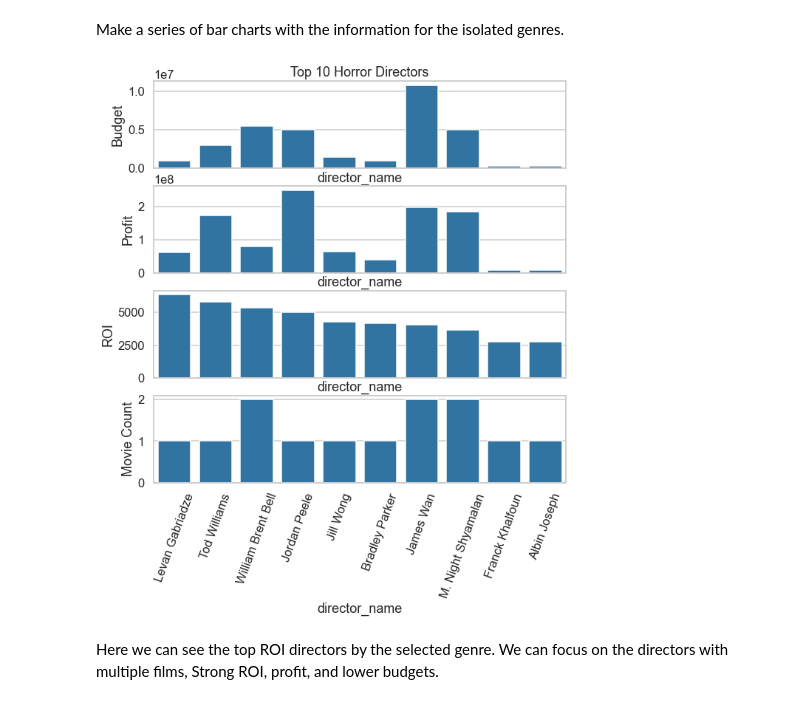
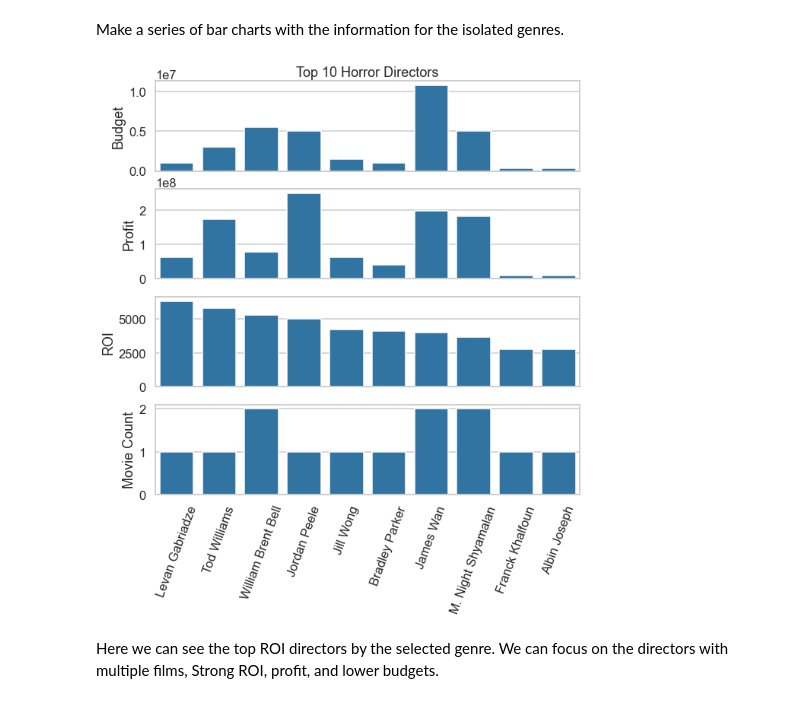
Before and after one commit to gzedwards/Movie-Project-Analysis, a Jupyter notebook: micro-movie-project.ipynb, the cells around one changed output. Cells and saved outputs as stored; diff of their text form; code cells hidden in the pictures.

```diff
--- a/micro-movie-project.ipynb
+++ b/micro-movie-project.ipynb
@@ -563,28 +564,32 @@ Make a series of bar charts with the information for the isolated genres.
 # %%
 f, (ax1, ax2, ax3, ax4) = plt.subplots(4, 1, figsize=(10, 10), sharex=True)
 
 x = horror_director['director_name']
 plt.xticks(rotation=70)
 
 y1 = horror_director['budget']
 sns.barplot(x=x, y=y1, ax=ax1, color ='tab:blue')
 ax1.set_ylabel('Budget')
 ax1.set_title('Top 10 Horror Directors')
+ax1.set_xlabel('')
 
 y2 = horror_director['profit']
 sns.barplot(x=x, y=y2, ax=ax2, color ='tab:blue')
 ax2.set_ylabel('Profit')
+ax2.set_xlabel('')
 
 
 y3 = horror_director['roi']
 sns.barplot(x=x, y=y3, ax=ax3, color ='tab:blue')
 ax3.set_ylabel('ROI')
+ax3.set_xlabel('')
 
 y4 = horror_director['count']
 sns.barplot(x=x, y=y4, ax=ax4, color ='tab:blue')
-ax4.set_ylabel('Movie Count');
+ax4.set_ylabel('Movie Count')
+ax4.set_xlabel('');
 # %% [output]
-[figure, old version]
+[figure, new version]
 # %% [markdown]
 Here we can see the top ROI directors by the selected genre. We can focus on the directors with multiple films, Strong ROI, profit, and lower budgets.
 # %% [markdown]
```
Also changed, not shown: parts of 2 cells of this notebook, 1 other file.
